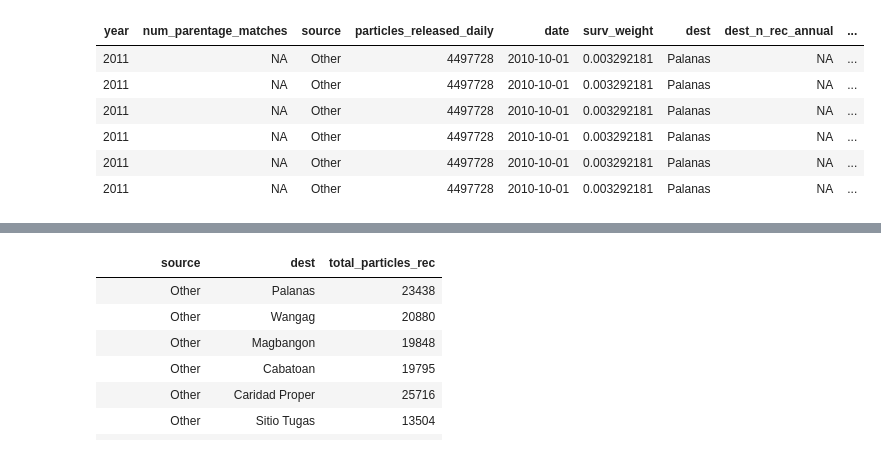
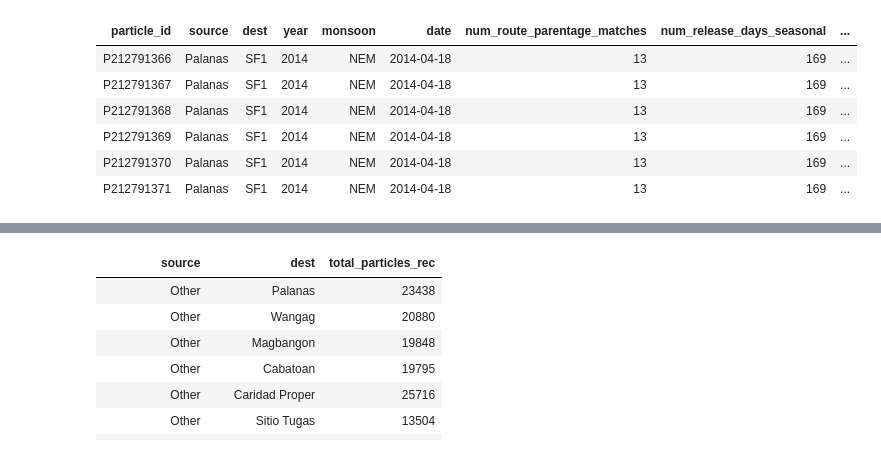
Before and after one commit to pinskylab/CamotesROMS, a Jupyter notebook: notebooks/optimize_ROMS_sampling.ipynb, the cells around one changed output, grey strips where cells are left out. Saved outputs shown, nothing was run; the diff lists cells and outputs as text; code cells hidden in the pictures.

```diff
--- a/notebooks/optimize_ROMS_sampling.ipynb
+++ b/notebooks/optimize_ROMS_sampling.ipynb
@@ -133,10 +210,10 @@ AllPossibleConn[, particles_released_daily := as.numeric(particles_released_dail
 # %%
-tail(AllPossibleConn)
+tail(test)
 # %% [output]
-| year | num_parentage_matches | source | particles_released_daily | date | surv_weight | dest | dest_n_rec_annual | ... |
-| 2011 | NA | Other | 4497728 | 2010-10-01 | 0.003292181 | Palanas | NA | ... |
-| 2011 | NA | Other | 4497728 | 2010-10-01 | 0.003292181 | Palanas | NA | ... |
-| 2011 | NA | Other | 4497728 | 2010-10-01 | 0.003292181 | Palanas | NA | ... |
-| 2011 | NA | Other | 4497728 | 2010-10-01 | 0.003292181 | Palanas | NA | ... |
-| 2011 | NA | Other | 4497728 | 2010-10-01 | 0.003292181 | Palanas | NA | ... |
-| 2011 | NA | Other | 4497728 | 2010-10-01 | 0.003292181 | Palanas | NA | ... |
+| particle_id | source | dest | year | monsoon | date | num_route_parentage_matches | num_release_days_seasonal | ... |
+| P212791366 | Palanas | SF1 | 2014 | NEM | 2014-04-18 | 13 | 169 | ... |
+| P212791367 | Palanas | SF1 | 2014 | NEM | 2014-04-18 | 13 | 169 | ... |
+| P212791368 | Palanas | SF1 | 2014 | NEM | 2014-04-18 | 13 | 169 | ... |
+| P212791369 | Palanas | SF1 | 2014 | NEM | 2014-04-18 | 13 | 169 | ... |
+| P212791370 | Palanas | SF1 | 2014 | NEM | 2014-04-18 | 13 | 169 | ... |
+| P212791371 | Palanas | SF1 | 2014 | NEM | 2014-04-18 | 13 | 169 | ... |
```
Also changed, not shown: parts of 28 cells of this notebook, 1 other file.
